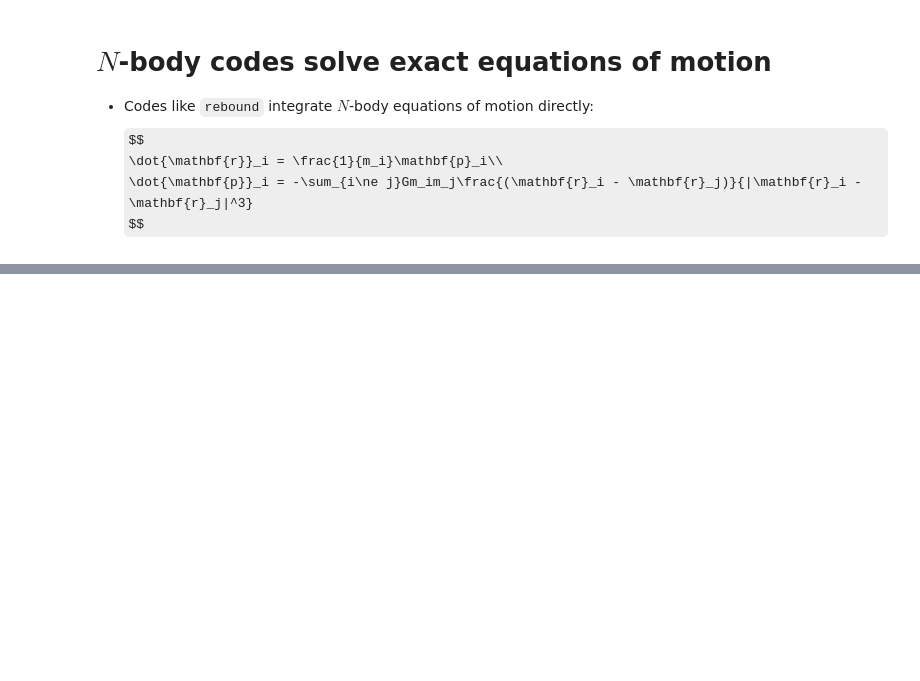
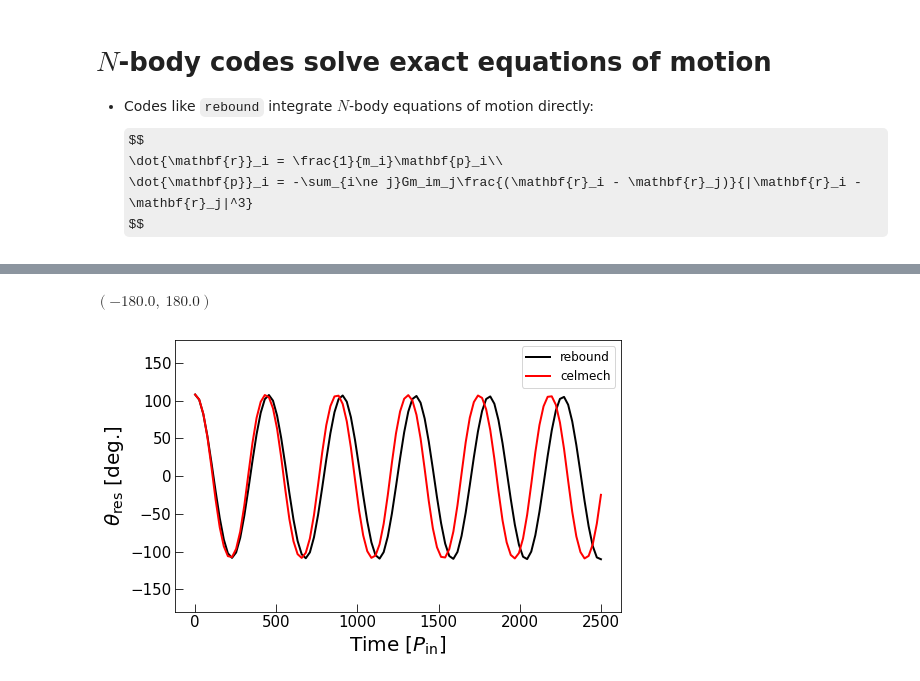
Before and after one commit to shadden/2023_EMAC_Workshop, a Jupyter notebook: 2023_emac_workshop_slideshow.ipynb, the cells around one changed output, grey strips where cells are left out. Cells and saved outputs as stored; diff of their text form; code cells hidden in the pictures; some formulas as TeX source; blank space fills up the shorter version.

```diff
--- a/2023_emac_workshop_slideshow.ipynb
+++ b/2023_emac_workshop_slideshow.ipynb
@@ -63,0 +82,4 @@ $$
+# %%
+from celmech import Poincare, PoincareHamiltonian
+poincare_particles = Poincare.from_Simulation(rebound_sim)
+Hp = PoincareHamiltonian(poincare_particles)
@@ -63,0 +106,2 @@ $$
+# %%
+Hp.add_MMR_terms(p=3,q=1,max_order=1,indexIn=1,indexOut=2)
@@ -63,0 +126,19 @@ $$
+# %%
+rebound_particles = rebound_sim.particles
+celmech_particles = Hp.particles
+
+# times to save output
+times = np.linspace(0,2500 * rebound_particles[1].P,100)
+
+# Arrays to store results
+theta_rebound = np.zeros(100)
+theta_celmech = np.zeros(100)
+
+# Main integration loop
+for i,t in enumerate(times):
+    # advance simulations
+    rebound_sim.integrate(t)
+    Hp.integrate(t)
+    # save resonant angle
+    theta_celmech[i] = 3 * celmech_particles[2].l - 2 * celmech_particles[1].l - celmech_particles[1].pomega
+    theta_rebound[i] = 3 * rebound_particles[2].l - 2 * rebound_particles[1].l - rebound_particles[1].pomega
@@ -63,0 +150,16 @@ $$
+# %%
+wrap2pi = lambda x: 180 * (np.mod(x+np.pi,2*np.pi)-np.pi)/np.pi
+theta_celmech = wrap2pi(theta_celmech)
+theta_rebound = wrap2pi(theta_rebound)
+# %%
+fig,ax = plt.subplots(1,sharex=True,figsize=(8,5))
+plt.tick_params(labelsize=15,direction='in',size=8)
+ax.plot(times,theta_rebound,color='k',lw=2,label='rebound')
+ax.plot(times,theta_celmech,color='r',lw=2,label='celmech')
+ax.set_ylabel(r"$\theta_\mathrm{res}$ [deg.]",fontsize=20)
+ax.legend(fontsize=12)
+ax.set_xlabel(r"Time [$P_\mathrm{in}$]",fontsize=20);
+ax.set_ylim(-180,180)
+# %% [output]
+$\displaystyle \left( -180.0, \  180.0\right)$
+[figure, added]
```
Also changed, not shown: parts of 28 cells of this notebook, 1 other file.
